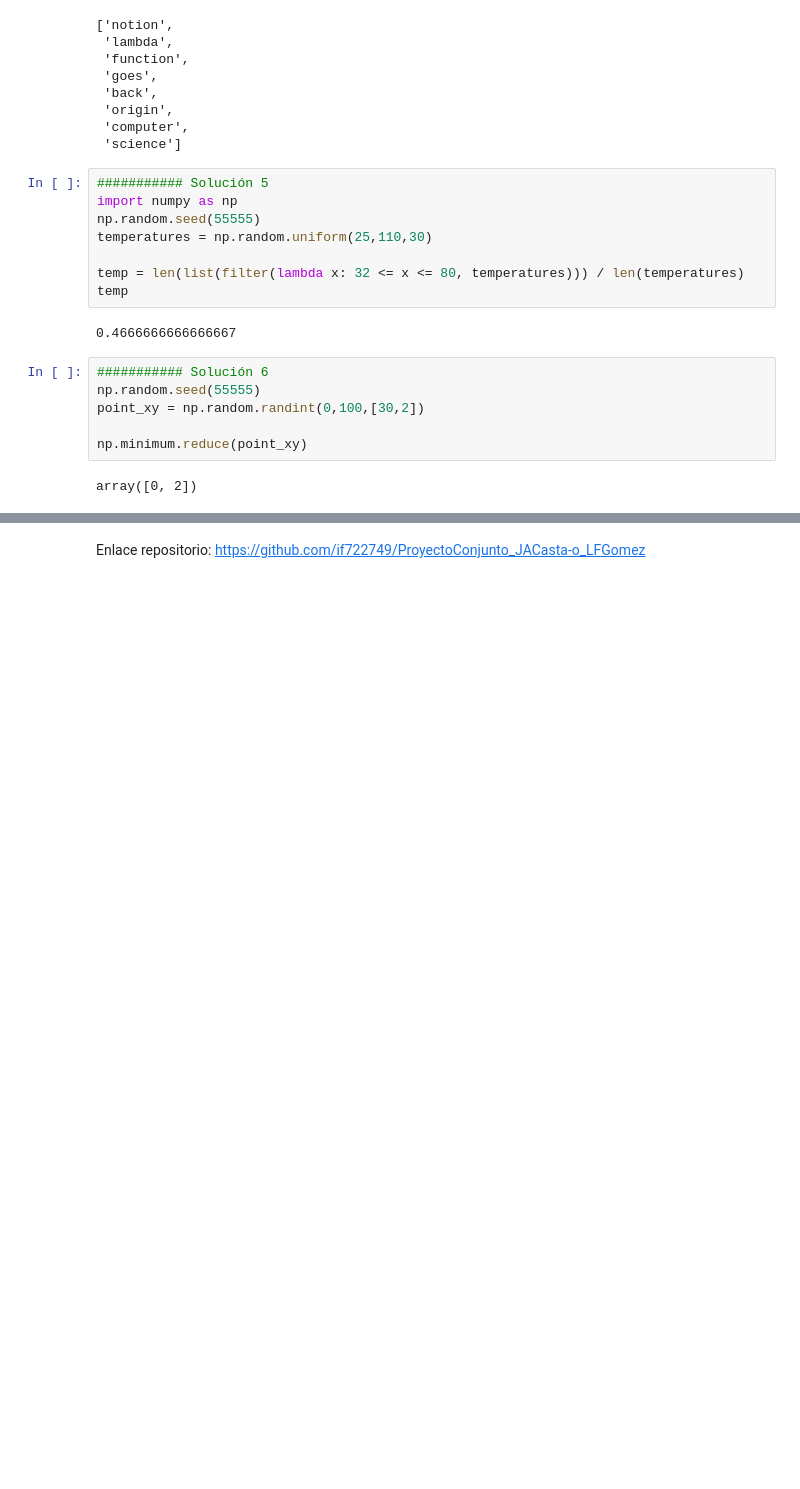
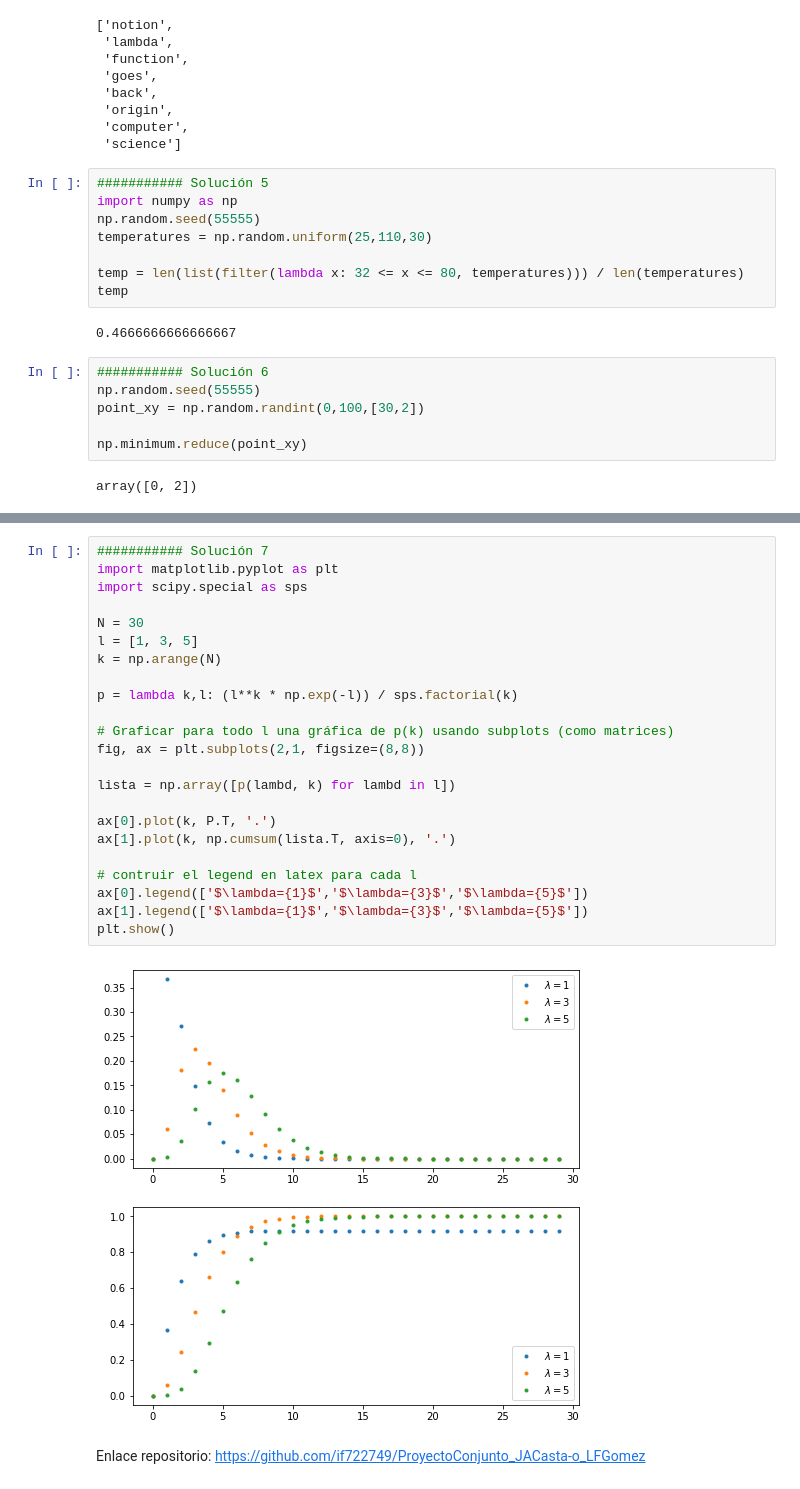
Before and after one commit to if722749/ProyectoConjunto_JACasta-o_LFGomez, a Jupyter notebook: ProyectoConjunto_Tarea2_JACastaño_LFGomez.ipynb, the cells around one changed output, grey strips where cells are left out. Saved outputs shown, nothing was run; the diff lists cells and outputs as text; blank space fills up the shorter version.

```diff
--- a/ProyectoConjunto_Tarea2_JACastaño_LFGomez.ipynb
+++ b/ProyectoConjunto_Tarea2_JACastaño_LFGomez.ipynb
@@ -174,2 +177,27 @@ array([0, 2])
+# %%
+########### Solución 7
+import matplotlib.pyplot as plt
+import scipy.special as sps
+
+N = 30
+l = [1, 3, 5]
+k = np.arange(N)
+
+p = lambda k,l: (l**k * np.exp(-l)) / sps.factorial(k)
+
+# Graficar para todo l una gráfica de p(k) usando subplots (como matrices)
+fig, ax = plt.subplots(2,1, figsize=(8,8))
+
+lista = np.array([p(lambd, k) for lambd in l])
+
+ax[0].plot(k, P.T, '.')
+ax[1].plot(k, np.cumsum(lista.T, axis=0), '.')
+
+# contruir el legend en latex para cada l
+ax[0].legend(['$\lambda={1}$','$\lambda={3}$','$\lambda={5}$'])
+ax[1].legend(['$\lambda={1}$','$\lambda={3}$','$\lambda={5}$'])
+plt.show()
+# %% [output]
+[figure, added]
 # %% [markdown]
 Enlace repositorio: https://github.com/if722749/ProyectoConjunto_JACasta-o_LFGomez
```
Also changed, not shown: parts of 1 cell of this notebook.
